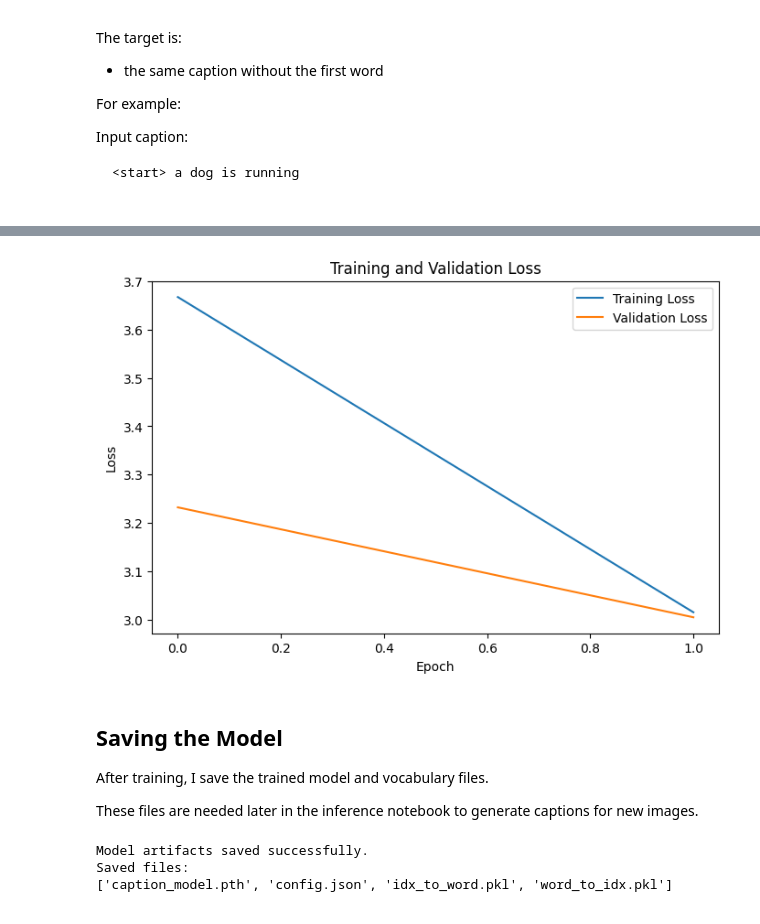
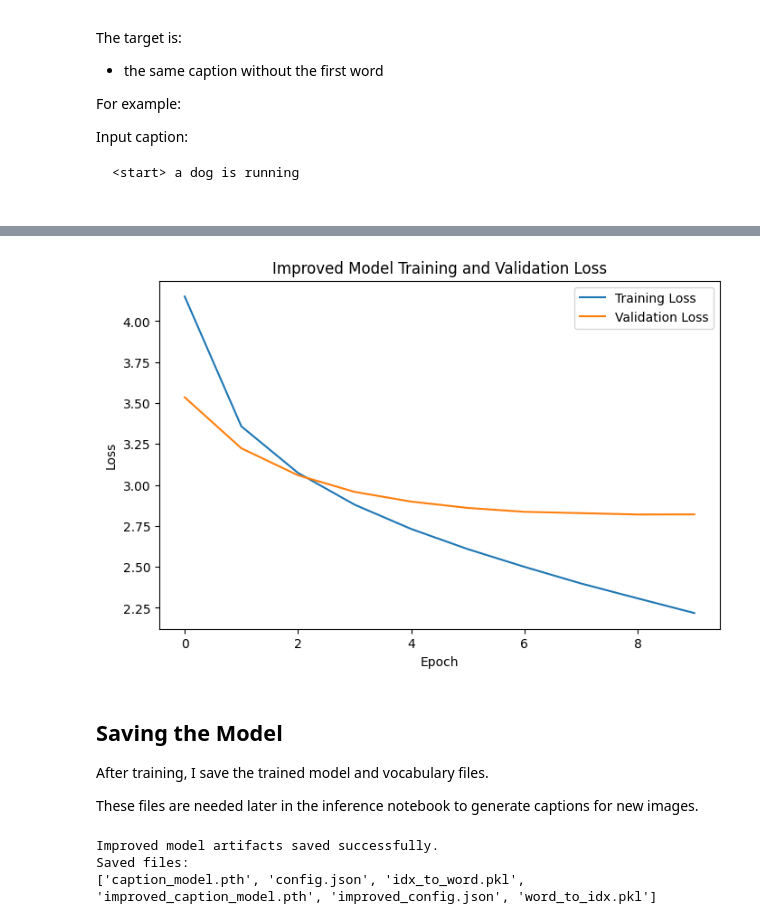
Before and after one commit to Anast4sia0/visual-storyteller, a Jupyter notebook: data_and_training.ipynb, the cells around one changed output, grey strips where cells are left out. Saved outputs shown, nothing was run; the diff lists cells and outputs as text; code cells hidden in the pictures.

```diff
--- a/data_and_training.ipynb
+++ b/data_and_training.ipynb
@@ -781,9 +804,0 @@ Expected output shape: [batch_size, sequence_length, vocab_size]
-# %%
-criterion = nn.CrossEntropyLoss(ignore_index=PAD_IDX)
-
-optimizer = torch.optim.Adam(
-    filter(lambda p: p.requires_grad, model.parameters()),
-    lr=0.001
-)
-
-print("Loss function and optimizer are ready.")
@@ -872,29 +888,29 @@ Training and validation functions are ready.
 # %%
-NUM_EPOCHS = 2
+NUM_EPOCHS_FAST = 10
 
-train_losses = []
-val_losses = []
+fast_train_losses = []
+fast_val_losses = []
 
-for epoch in range(NUM_EPOCHS):
-    print(f"Epoch {epoch + 1}/{NUM_EPOCHS}")
+for epoch in range(NUM_EPOCHS_FAST):
+    print(f"Epoch {epoch + 1}/{NUM_EPOCHS_FAST}")
 
-    train_loss = train_one_epoch(
-        model=model,
-        train_loader=train_loader,
+    train_loss = train_one_epoch_fast(
+        model=improved_model,
+        train_loader=train_feature_loader,
         criterion=criterion,
         optimizer=optimizer,
         device=device
     )
 
-    val_loss = validate_one_epoch(
-        model=model,
-        val_loader=val_loader,
+    val_loss = validate_one_epoch_fast(
+        model=improved_model,
+        val_loader=val_feature_loader,
         criterion=criterion,
         device=device
     )
 
-    train_losses.append(train_loss)
-    val_losses.append(val_loss)
+    fast_train_losses.append(train_loss)
+    fast_val_losses.append(val_loss)
 
     print(f"Training Loss: {train_loss:.4f}")
     print(f"Validation Loss: {val_loss:.4f}")
@@ -911,14 +959,14 @@ Validation Loss: 3.0044
 # %%
 plt.figure(figsize=(8, 5))
-plt.plot(train_losses, label="Training Loss")
-plt.plot(val_losses, label="Validation Loss")
+plt.plot(fast_train_losses, label="Training Loss")
+plt.plot(fast_val_losses, label="Validation Loss")
 plt.xlabel("Epoch")
 plt.ylabel("Loss")
-plt.title("Training and Validation Loss")
+plt.title("Improved Model Training and Validation Loss")
 plt.legend()
 plt.show()
 # %% [output]
-[figure, old version]
+[figure, new version]
 # %% [markdown]
 ## Saving the Model
 
@@ -926,13 +974,12 @@ After training, I save the trained model and vocabulary files.
 
 These files are needed later in the inference notebook to generate captions for new images.
 # %%
-import pickle
-
 MODEL_DIR = "models"
 os.makedirs(MODEL_DIR, exist_ok=True)
 
-model_artifacts = {
-    "model_state_dict": model.state_dict(),
+improved_artifacts = {
+    "model_state_dict": improved_model.state_dict(),
+    "feature_size": FEATURE_SIZE,
     "embed_size": EMBED_SIZE,
     "hidden_size": HIDDEN_SIZE,
     "num_layers": NUM_LAYERS,
@@ -944,7 +991,7 @@ model_artifacts = {
     "unk_idx": UNK_IDX
 }
 
-torch.save(model_artifacts, os.path.join(MODEL_DIR, "caption_model.pth"))
+torch.save(improved_artifacts, os.path.join(MODEL_DIR, "improved_caption_model.pth"))
 
 with open(os.path.join(MODEL_DIR, "word_to_idx.pkl"), "wb") as f:
     pickle.dump(word_to_idx, f)
@@ -952,7 +999,9 @@ with open(os.path.join(MODEL_DIR, "word_to_idx.pkl"), "wb") as f:
 with open(os.path.join(MODEL_DIR, "idx_to_word.pkl"), "wb") as f:
     pickle.dump(idx_to_word, f)
 
-config = {
+improved_config = {
+    "model_type": "improved_feature_decoder",
+    "feature_size": FEATURE_SIZE,
     "embed_size": EMBED_SIZE,
     "hidden_size": HIDDEN_SIZE,
     "num_layers": NUM_LAYERS,
@@ -964,13 +1013,13 @@ config = {
     "unk_idx": UNK_IDX
 }
 
-with open(os.path.join(MODEL_DIR, "config.json"), "w") as f:
-    json.dump(config, f, indent=4)
+with open(os.path.join(MODEL_DIR, "improved_config.json"), "w") as f:
+    json.dump(improved_config, f, indent=4)
 
-print("Model artifacts saved successfully.")
-print("Saved files:")
+print("improved model artifacts saved successfully.")
+print("Saved files- ")
 print(os.listdir(MODEL_DIR))
 # %% [output]
-Model artifacts saved successfully.
+Improved model artifacts saved successfully.
 Saved files:
-['caption_model.pth', 'config.json', 'idx_to_word.pkl', 'word_to_idx.pkl']
+['caption_model.pth', 'config.json', 'idx_to_word.pkl', 'improved_caption_model.pth', 'improved_config.json', 'word_to_idx.pkl']
```
Also changed, not shown: parts of 21 cells of this notebook.
